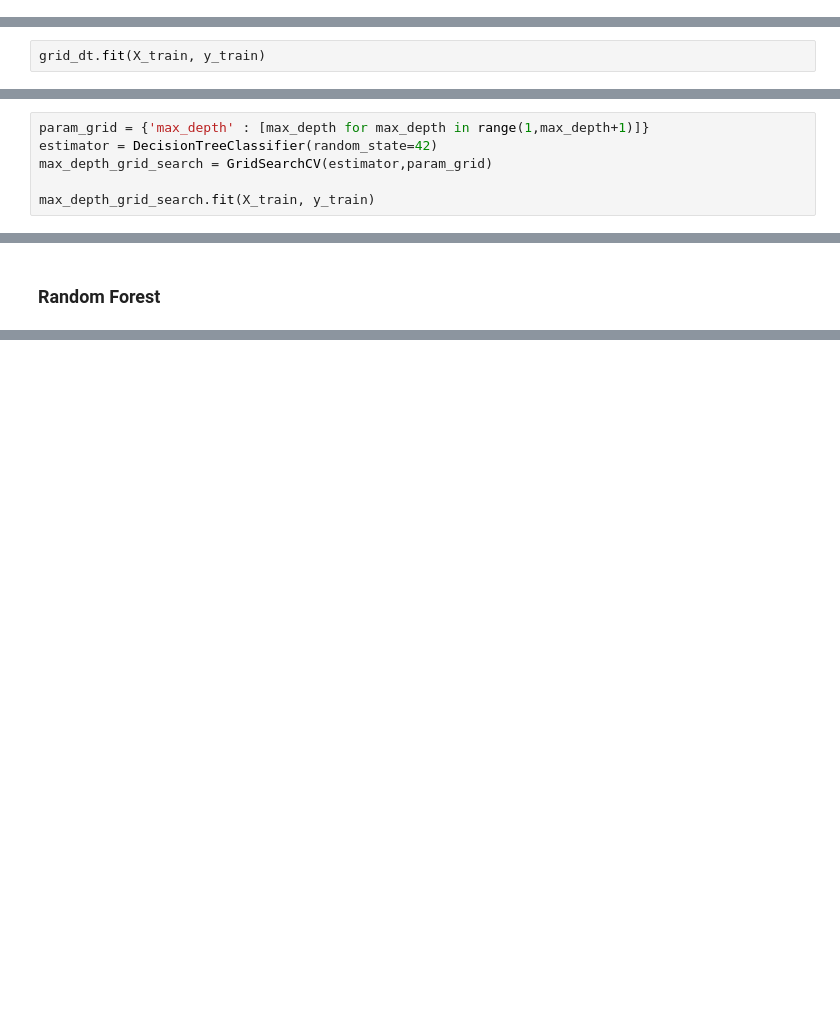
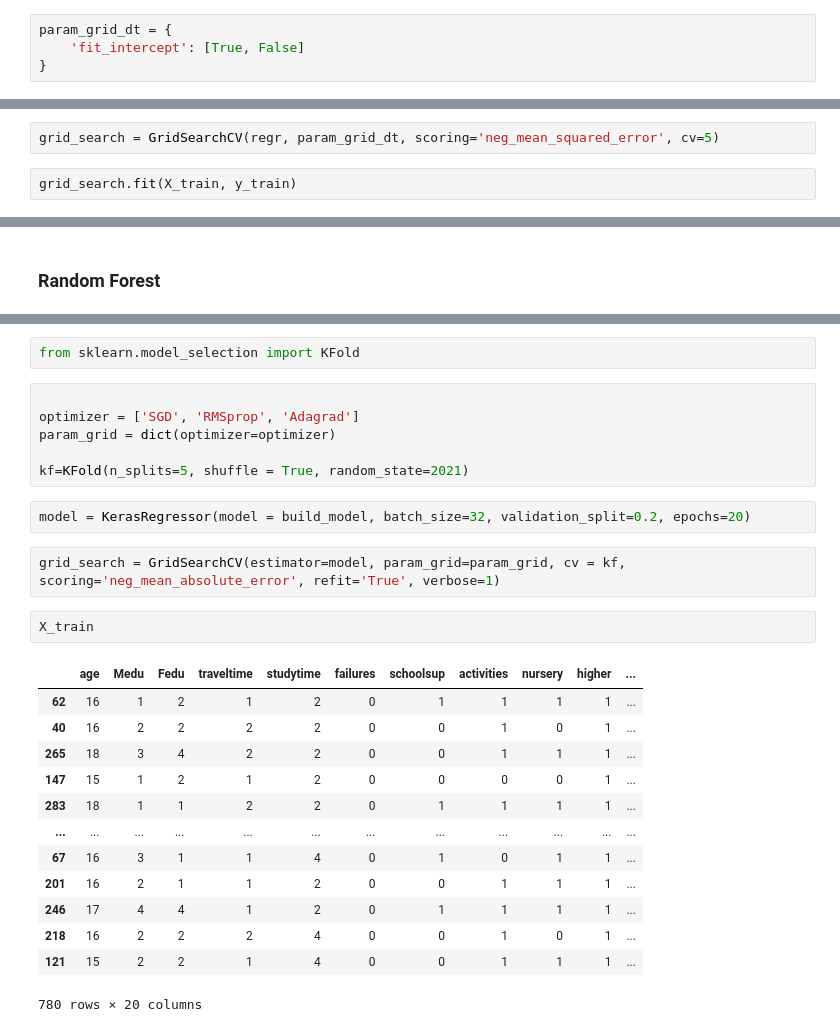
Before and after one commit to Nuno23C/DAA-TP, a Jupyter notebook: StudentModel/student.ipynb, the cells around one changed output, grey strips where cells are left out. Drawn from its saved outputs; the diff is of its cells as text; blank space fills up the shorter version.

```diff
--- a/StudentModel/student.ipynb
+++ b/StudentModel/student.ipynb
@@ -352,0 +338,4 @@ grid_dt = GridSearchCV(estimator_dt, param_grid_dt, refit = True, verbose=2) # c
+# %%
+param_grid_dt = {
+    'fit_intercept': [True, False]
+}
@@ -353,3 +344,5 @@ grid_dt = GridSearchCV(estimator_dt, param_grid_dt, refit = True, verbose=2) # c
+# %%
+grid_search = GridSearchCV(regr, param_grid_dt, scoring='neg_mean_squared_error', cv=5)
 # %%
-grid_dt.fit(X_train, y_train)
+grid_search.fit(X_train, y_train)
 # %% [output]
@@ -408,6 +351,0 @@ max_depth = clf.get_depth()
-# %%
-param_grid = {'max_depth' : [max_depth for max_depth in range(1,max_depth+1)]}
-estimator = DecisionTreeClassifier(random_state=42)
-max_depth_grid_search = GridSearchCV(estimator,param_grid)
-
-max_depth_grid_search.fit(X_train, y_train)
@@ -504,0 +465,28 @@ Accuracy-like Metric: 0.1
+# %%
+from sklearn.model_selection import KFold
+# %%
+
+optimizer = ['SGD', 'RMSprop', 'Adagrad']
+param_grid = dict(optimizer=optimizer)
+
+kf=KFold(n_splits=5, shuffle = True, random_state=2021)
+# %%
+model = KerasRegressor(model = build_model, batch_size=32, validation_split=0.2, epochs=20)
+# %%
+grid_search = GridSearchCV(estimator=model, param_grid=param_grid, cv = kf, scoring='neg_mean_absolute_error', refit='True', verbose=1)
+# %%
+X_train
+# %% [output]
+|  | age | Medu | Fedu | traveltime | studytime | failures | schoolsup | activities | nursery | higher | ... |
+| 62 | 16 | 1 | 2 | 1 | 2 | 0 | 1 | 1 | 1 | 1 | ... |
+| 40 | 16 | 2 | 2 | 2 | 2 | 0 | 0 | 1 | 0 | 1 | ... |
+| 265 | 18 | 3 | 4 | 2 | 2 | 0 | 0 | 1 | 1 | 1 | ... |
+| 147 | 15 | 1 | 2 | 1 | 2 | 0 | 0 | 0 | 0 | 1 | ... |
+| 283 | 18 | 1 | 1 | 2 | 2 | 0 | 1 | 1 | 1 | 1 | ... |
+| ... | ... | ... | ... | ... | ... | ... | ... | ... | ... | ... | ... |
+| 67 | 16 | 3 | 1 | 1 | 4 | 0 | 1 | 0 | 1 | 1 | ... |
+| 201 | 16 | 2 | 1 | 1 | 2 | 0 | 0 | 1 | 1 | 1 | ... |
+| 246 | 17 | 4 | 4 | 1 | 2 | 0 | 1 | 1 | 1 | 1 | ... |
+| 218 | 16 | 2 | 2 | 2 | 4 | 0 | 0 | 1 | 0 | 1 | ... |
+| 121 | 15 | 2 | 2 | 1 | 4 | 0 | 0 | 1 | 1 | 1 | ... |
+780 rows × 20 columns
```
Also changed, not shown: parts of 56 cells of this notebook, 1 other file.
